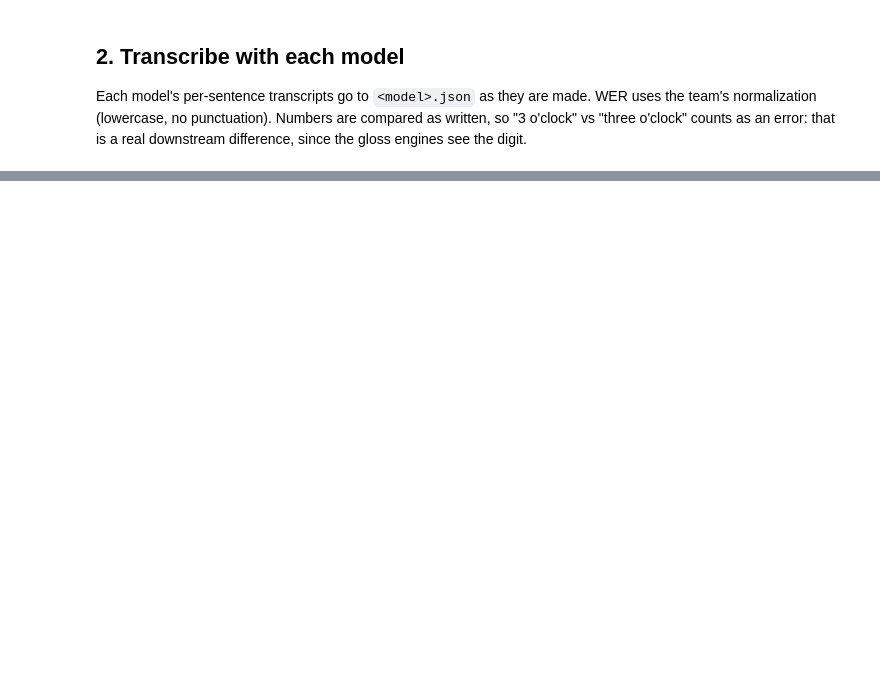
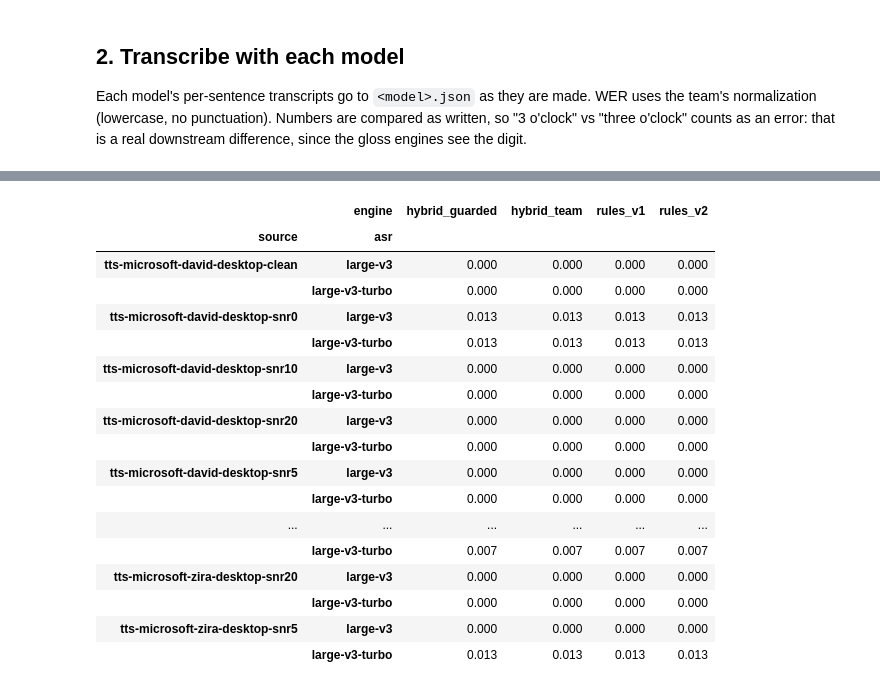
Before and after one commit to onecod3r/thesis, a Jupyter notebook: experiments/synthesis/speech.2.asr.eval.ipynb, the cells around one changed output, grey strips where cells are left out. Cells and saved outputs as stored; diff of their text form; code cells hidden in the pictures; blank space fills up the shorter version.

```diff
--- a/experiments/synthesis/speech.2.asr.eval.ipynb
+++ b/experiments/synthesis/speech.2.asr.eval.ipynb
@@ -129,24 +226,50 @@ auxiliaries).
 # %%
 # ============================================================
-# Gloss of ASR text vs gloss of true text
+# Gloss of ASR text vs gloss of true text, per source
 # ============================================================
 refs_all = {i + 1: metrics.normalize_gloss(g) for i, g in enumerate(T30.reference_draft)}
+engines = {name: GlossEngine(name, T2G["t5"]) for name in T2G["eval"]["engines"]}
+true_gloss = {name: {i + 1: metrics.normalize_gloss(r["gloss"])
+                     for i, r in enumerate(eng.gloss_sentences(list(T30.english)))} for name, eng in engines.items()}
 rows = []
 for model in SPEECH["asr"]["compare_models"]:
-    path = OUT / f"{model}.json"
-    if not path.exists():
-        continue
-    done = json.loads(path.read_text())
-    ids = sorted(int(k) for k in done)
-    for name in T2G["eval"]["engines"]:
-        eng = GlossEngine(name, T2G["t5"])
-        refs = [refs_all[i] for i in ids]
-        true = [metrics.normalize_gloss(r["gloss"]) for r in eng.gloss_sentences([T30.english[i - 1] for i in ids])]
-        heard = [metrics.normalize_gloss(eng(done[str(i)]["text"]).gloss) for i in ids]
-        a, b = metrics.corpus_scores(refs, true, meteor=False), metrics.corpus_scores(refs, heard, meteor=False)
-        rows.append({"asr": model, "engine": name, "gloss_wer_true_text": a["gloss_wer"],
-                     "gloss_wer_asr_text": b["gloss_wer"], "asr_cost": b["gloss_wer"] - a["gloss_wer"],
-                     "bleu4_true_text": a["bleu4"], "bleu4_asr_text": b["bleu4"]})
+    for source in SOURCES:
+        path = transcript_path(model, source)
+        if not path.exists():
+            continue
+        done = json.loads(path.read_text())
+        ids = sorted(int(k) for k in done)
+        for name, eng in engines.items():
+            refs = [refs_all[i] for i in ids]
+            true = [true_gloss[name][i] for i in ids]
+            raw = [metrics.normalize_gloss(eng(done[str(i)]["text"]).gloss) for i in ids]
+            heard = [metrics.normalize_gloss(eng(asr.spell_numbers(done[str(i)]["text"])).gloss) for i in ids]
+            a, b = metrics.corpus_scores(refs, true, meteor=False), metrics.corpus_scores(refs, heard, meteor=False)
+            r = metrics.corpus_scores(refs, raw, meteor=False)
+            rows.append({"source": source, "asr": model, "engine": name, "gloss_wer_true_text": a["gloss_wer"],
+                         "gloss_wer_asr_text": b["gloss_wer"], "asr_cost": b["gloss_wer"] - a["gloss_wer"],
+                         "asr_cost_digits_unspelled": r["gloss_wer"] - a["gloss_wer"],
+                         "bleu4_true_text": a["bleu4"], "bleu4_asr_text": b["bleu4"]})
 e2e = pd.DataFrame(rows)
 e2e.to_csv(OUT / "e2e_scores.csv", index=False)
-e2e.round(3) if len(e2e) else "no transcripts yet -- run §1 and §2"
+(e2e.pivot_table(index=["source", "asr"], columns="engine", values="asr_cost").round(3)
+ if len(e2e) else "no transcripts yet -- run §1/§1b and §2")
+# %% [output]
+|  | engine | hybrid_guarded | hybrid_team | rules_v1 | rules_v2 |
+| source | asr |  |  |  |  |
+| tts-microsoft-david-desktop-clean | large-v3 | 0.000 | 0.000 | 0.000 | 0.000 |
+|  | large-v3-turbo | 0.000 | 0.000 | 0.000 | 0.000 |
+| tts-microsoft-david-desktop-snr0 | large-v3 | 0.013 | 0.013 | 0.013 | 0.013 |
+|  | large-v3-turbo | 0.013 | 0.013 | 0.013 | 0.013 |
+| tts-microsoft-david-desktop-snr10 | large-v3 | 0.000 | 0.000 | 0.000 | 0.000 |
+|  | large-v3-turbo | 0.000 | 0.000 | 0.000 | 0.000 |
+| tts-microsoft-david-desktop-snr20 | large-v3 | 0.000 | 0.000 | 0.000 | 0.000 |
+|  | large-v3-turbo | 0.000 | 0.000 | 0.000 | 0.000 |
+| tts-microsoft-david-desktop-snr5 | large-v3 | 0.000 | 0.000 | 0.000 | 0.000 |
+|  | large-v3-turbo | 0.000 | 0.000 | 0.000 | 0.000 |
+| ... | ... | ... | ... | ... | ... |
+|  | large-v3-turbo | 0.007 | 0.007 | 0.007 | 0.007 |
+| tts-microsoft-zira-desktop-snr20 | large-v3 | 0.000 | 0.000 | 0.000 | 0.000 |
+|  | large-v3-turbo | 0.000 | 0.000 | 0.000 | 0.000 |
+| tts-microsoft-zira-desktop-snr5 | large-v3 | 0.000 | 0.000 | 0.000 | 0.000 |
+|  | large-v3-turbo | 0.013 | 0.013 | 0.013 | 0.013 |
```
Also changed, not shown: parts of 7 cells of this notebook, 2 other files.
